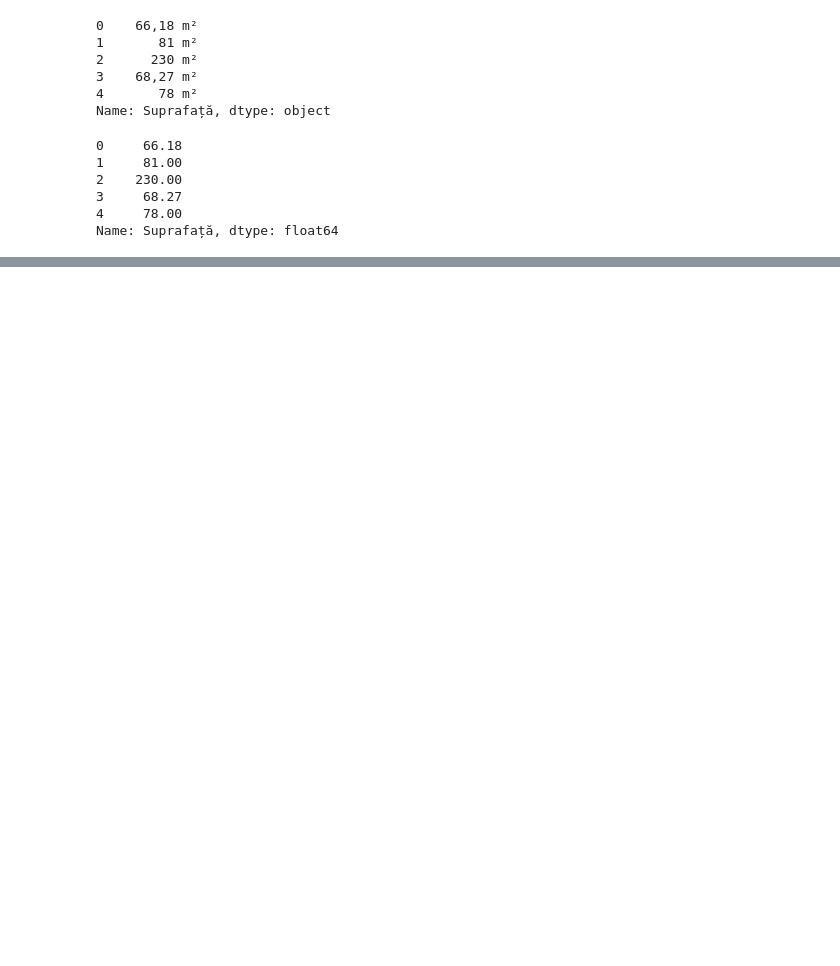
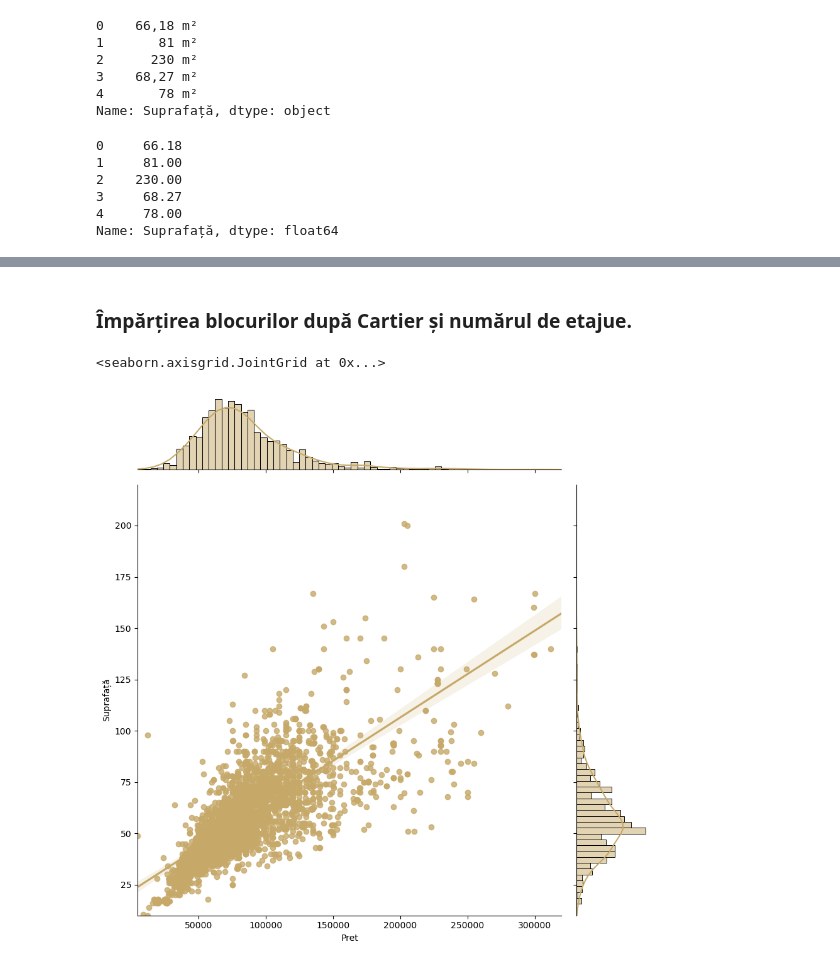
Before and after one commit to NextFriday27134/Tabelare, a Jupyter notebook: Proiect_Tabelare_si_Vizualizare.ipynb, the cells around one changed output, grey strips where cells are left out. Drawn from its saved outputs; the diff is of its cells as text; code cells hidden in the pictures; blank space fills up the shorter version.

```diff
--- a/Proiect_Tabelare_si_Vizualizare.ipynb
+++ b/Proiect_Tabelare_si_Vizualizare.ipynb
@@ -217,0 +368,13 @@ array([2015, 1989, 2001, 2023, 2022, 1970, 2026, 2018, 1997,    0, 2008,
+# %% [markdown]
+<h3>Împărțirea blocurilor după Cartier și numărul de etajue. </h3>
+# %%
+sns.jointplot(x='Pret', y='Suprafață',
+              data=new_vanzare_df,
+              kind='reg',
+              color='#C6A969',
+              height=9,
+              ylim=(new_vanzare_df['Suprafață'].min(), 220),
+              xlim=(new_vanzare_df['Pret'].min(),320000))
+# %% [output]
+<seaborn.axisgrid.JointGrid at 0x...>
+[figure, added]
```
Also changed, not shown: parts of 54 cells of this notebook, 1 other file.
